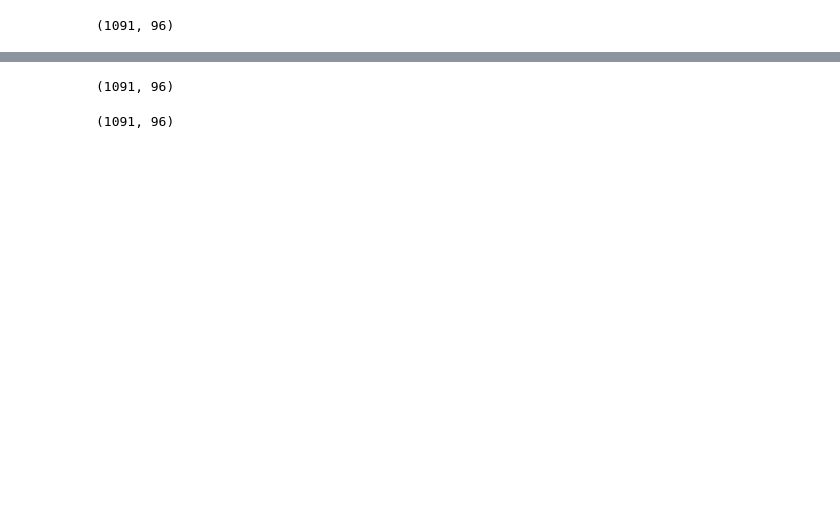
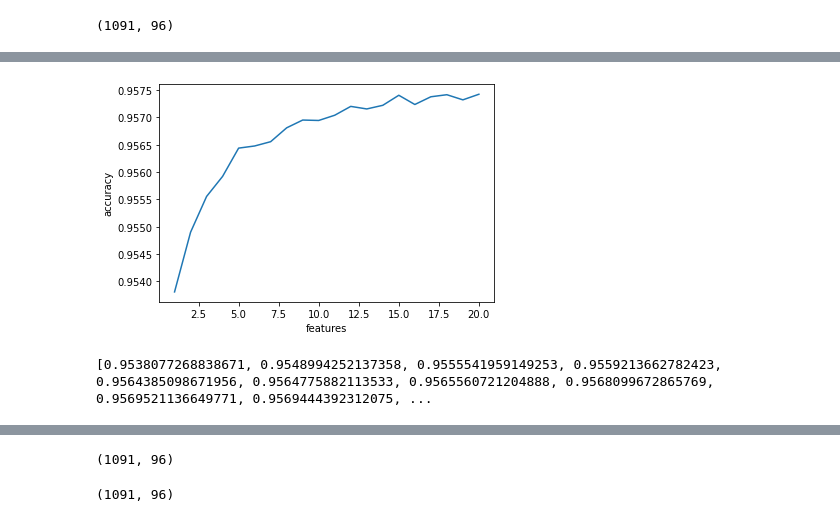
Before and after one commit to J-woooo/Dacon, a Jupyter notebook: jiiiiiiiiiiiiiiin/randomforest_baseline.ipynb, the cells around one changed output, grey strips where cells are left out. Drawn from its saved outputs; the diff is of its cells as text; code cells hidden in the pictures; blank space fills up the shorter version.

```diff
--- a/jiiiiiiiiiiiiiiin/randomforest_baseline.ipynb
+++ b/jiiiiiiiiiiiiiiin/randomforest_baseline.ipynb
@@ -99,0 +108,10 @@ train_label.shape
+# %%
+x = np.arange(1,21)
+plt.xlabel("features")
+plt.ylabel("accuracy")
+plt.plot(x,features)
+plt.show()
+print(features)
+# %% [output]
+[figure, added]
+[0.9538077268838671, 0.9548994252137358, 0.9555541959149253, 0.9559213662782423, 0.9564385098671956, 0.9564775882113533, 0.9565560721204888, 0.9568099672865769, 0.9569521136649771, 0.9569444392312075, ...
```
Also changed, not shown: parts of 17 cells of this notebook.
